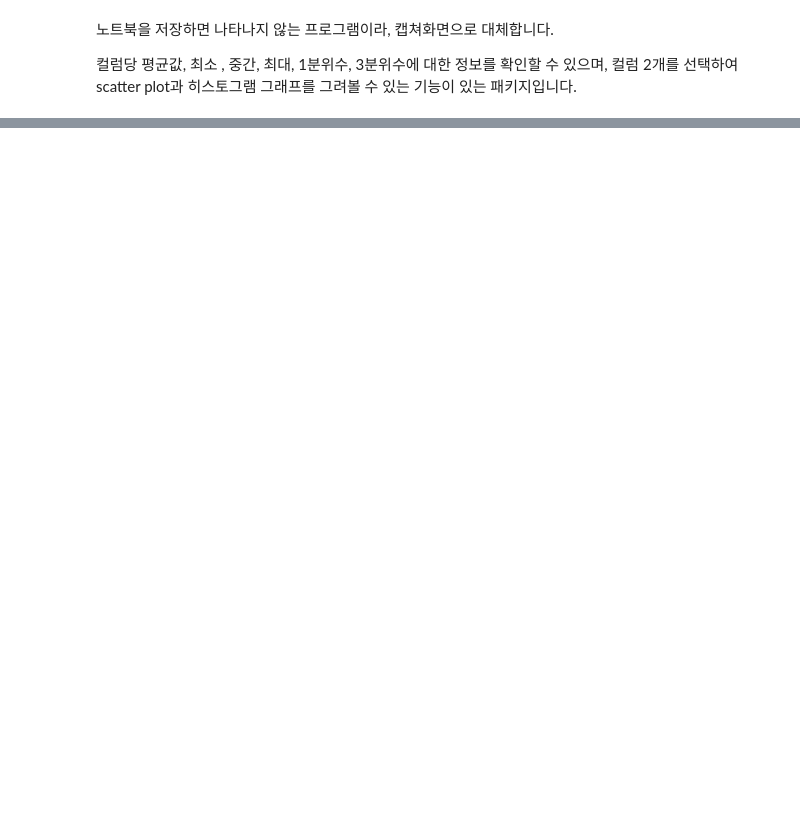
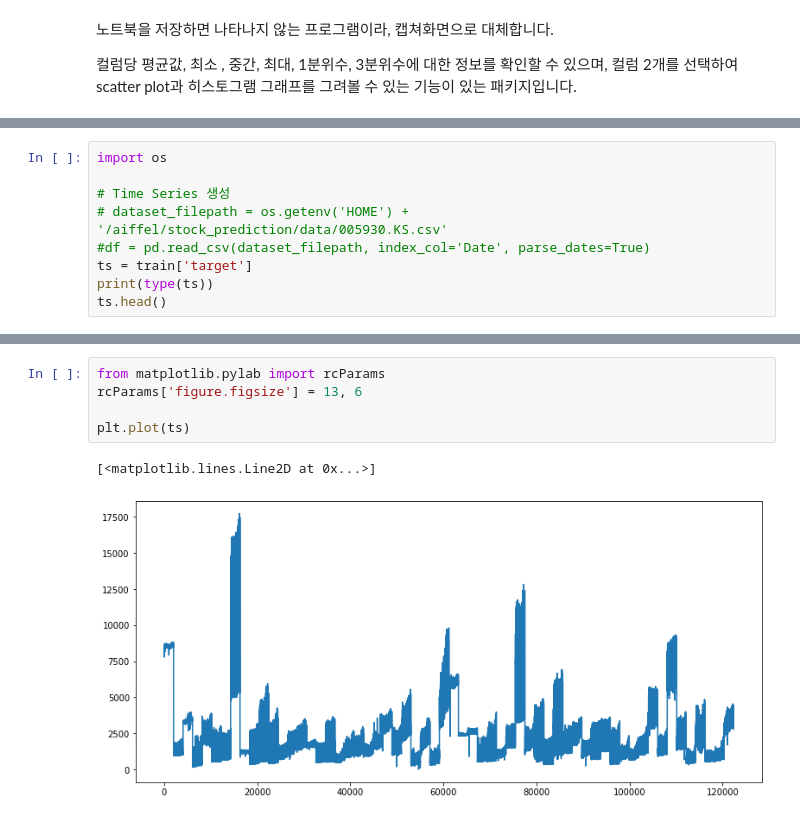
Before and after one commit to top-warrior/electronic, a Jupyter notebook: MAIN CODE NOTEBOOK.ipynb, the cells around one changed output, grey strips where cells are left out. Cells and saved outputs as stored; diff of their text form; blank space fills up the shorter version.

```diff
--- a/MAIN CODE NOTEBOOK.ipynb
+++ b/MAIN CODE NOTEBOOK.ipynb
@@ -124,0 +131,9 @@ train 데이터 전체를 살펴보기도 하고, 건물번호 별로 살펴보
+# %%
+import os
+
+# Time Series 생성
+# dataset_filepath = os.getenv('HOME') + '/aiffel/stock_prediction/data/005930.KS.csv'
+#df = pd.read_csv(dataset_filepath, index_col='Date', parse_dates=True)
+ts = train['target']
+print(type(ts))
+ts.head()
@@ -124,0 +148,8 @@ train 데이터 전체를 살펴보기도 하고, 건물번호 별로 살펴보
+# %%
+from matplotlib.pylab import rcParams
+rcParams['figure.figsize'] = 13, 6
+
+plt.plot(ts)
+# %% [output]
+[<matplotlib.lines.Line2D at 0x...>]
+[figure, added]
```
Also changed, not shown: parts of 22 cells of this notebook.
